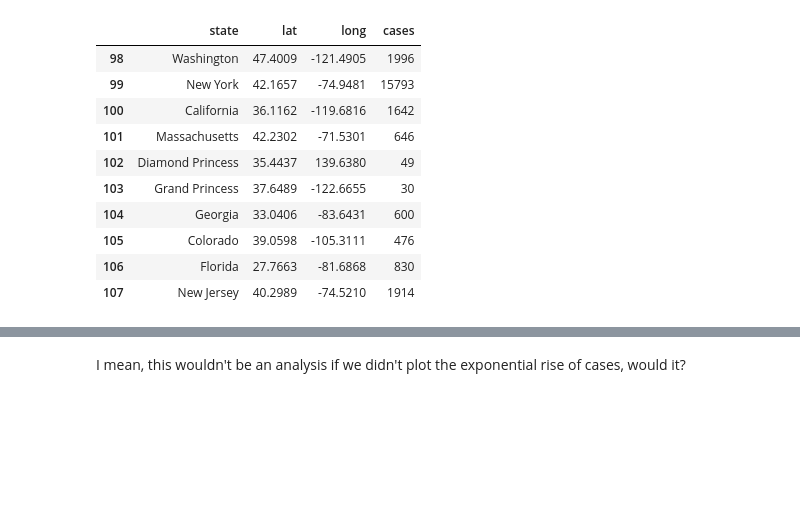
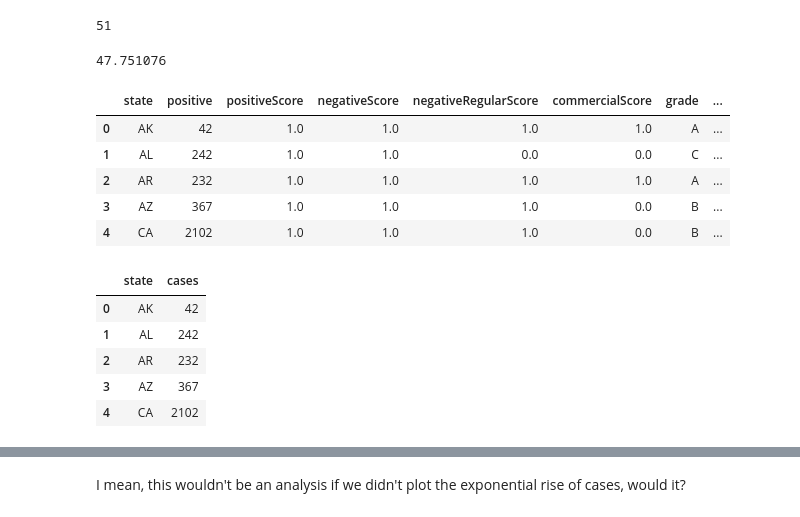
Before and after one commit to EricThomson/covid-mapping, a Jupyter notebook: covid_map.ipynb, the cells around one changed output, grey strips where cells are left out. Drawn from its saved outputs; the diff is of its cells as text; code cells hidden in the pictures; blank space fills up the shorter version.

```diff
--- a/covid_map.ipynb
+++ b/covid_map.ipynb
@@ -33,17 +17,4 @@ covid_us.head()
-# %%
-## Get state, latitutde, longitude, and total num cases (last column)
-covid_us_totals = covid_us.iloc[:, [0, 2, 3, -1]]
-covid_us_totals = covid_us_totals.rename(columns = {covid_us_totals.columns[-1]: 'cases'})
-covid_us_totals.head(10)
-# %% [output]
-|  | state | lat | long | cases |
-| 98 | Washington | 47.4009 | -121.4905 | 1996 |
-| 99 | New York | 42.1657 | -74.9481 | 15793 |
-| 100 | California | 36.1162 | -119.6816 | 1642 |
-| 101 | Massachusetts | 42.2302 | -71.5301 | 646 |
-| 102 | Diamond Princess | 35.4437 | 139.6380 | 49 |
-| 103 | Grand Princess | 37.6489 | -122.6655 | 30 |
-| 104 | Georgia | 33.0406 | -83.6431 | 600 |
-| 105 | Colorado | 39.0598 | -105.3111 | 476 |
-| 106 | Florida | 27.7663 | -81.6868 | 830 |
-| 107 | New Jersey | 40.2989 | -74.5210 | 1914 |
+# %%
+len(state_lat_long)
+# %% [output]
+51
@@ -49,0 +27,28 @@ covid_us_totals.head(10)
+# %%
+extract_lat('WA')
+# %% [output]
+47.751076
+# %%
+# total cases by state (and add long/lat)
+totals_url = r'https://covidtracking.com/api/states.csv'
+totals_df = pd.read_csv(totals_url)
+totals_df.head()
+# %% [output]
+|  | state | positive | positiveScore | negativeScore | negativeRegularScore | commercialScore | grade | ... |
+| 0 | AK | 42 | 1.0 | 1.0 | 1.0 | 1.0 | A | ... |
+| 1 | AL | 242 | 1.0 | 1.0 | 0.0 | 0.0 | C | ... |
+| 2 | AR | 232 | 1.0 | 1.0 | 1.0 | 1.0 | A | ... |
+| 3 | AZ | 367 | 1.0 | 1.0 | 1.0 | 0.0 | B | ... |
+| 4 | CA | 2102 | 1.0 | 1.0 | 1.0 | 0.0 | B | ... |
+# %%
+covid_us_totals = totals_df[['state','positive']]   #.iloc[:, [0,1]]
+covid_us_totals = covid_us_totals.rename(columns = {'positive': 'cases'})
+#covid_us_totals['lat'] = covid_us_totals.apply(extract_lat)
+covid_us_totals.head()
+# %% [output]
+|  | state | cases |
+| 0 | AK | 42 |
+| 1 | AL | 242 |
+| 2 | AR | 232 |
+| 3 | AZ | 367 |
+| 4 | CA | 2102 |
```
Also changed, not shown: parts of 15 cells of this notebook, 6 other files.
